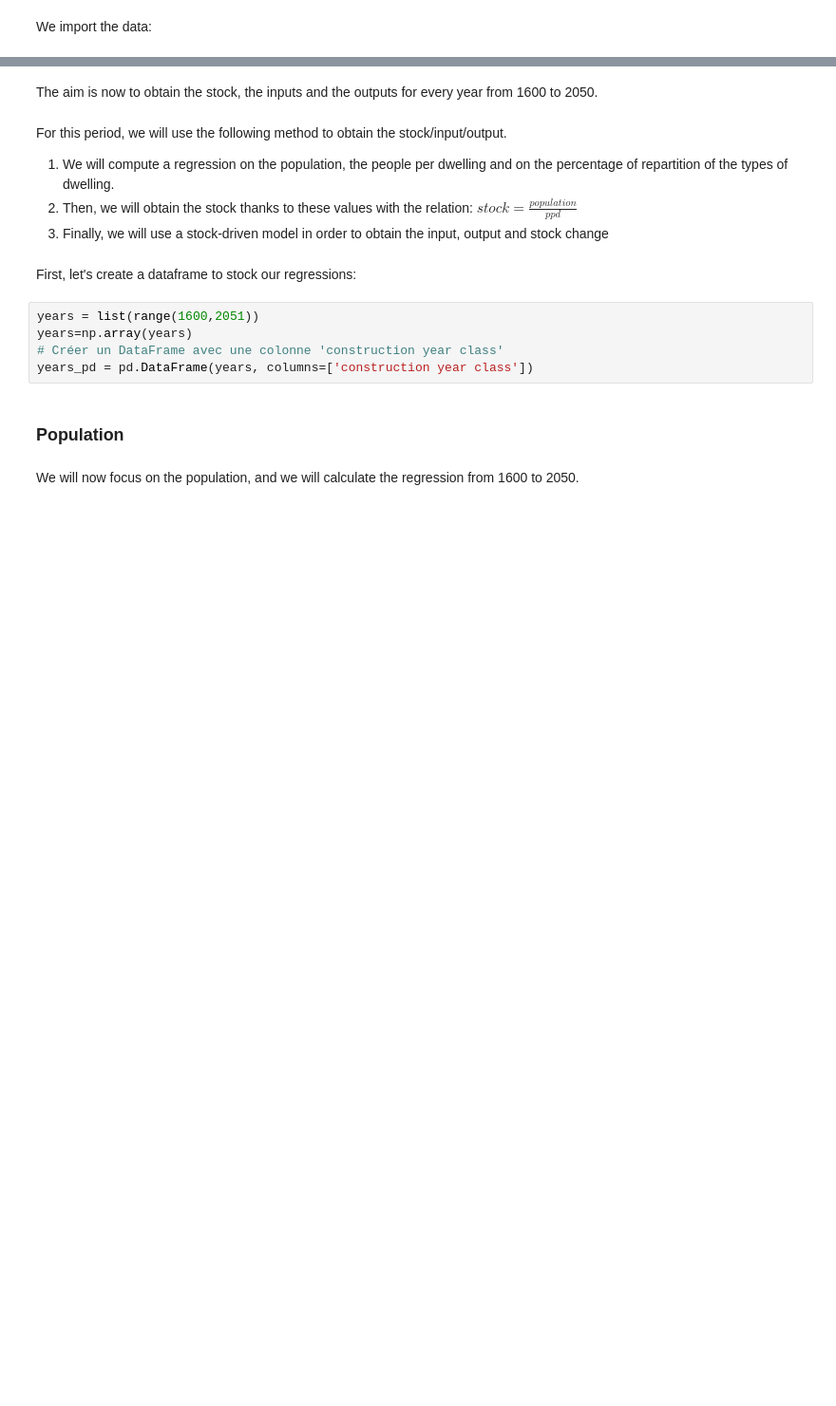
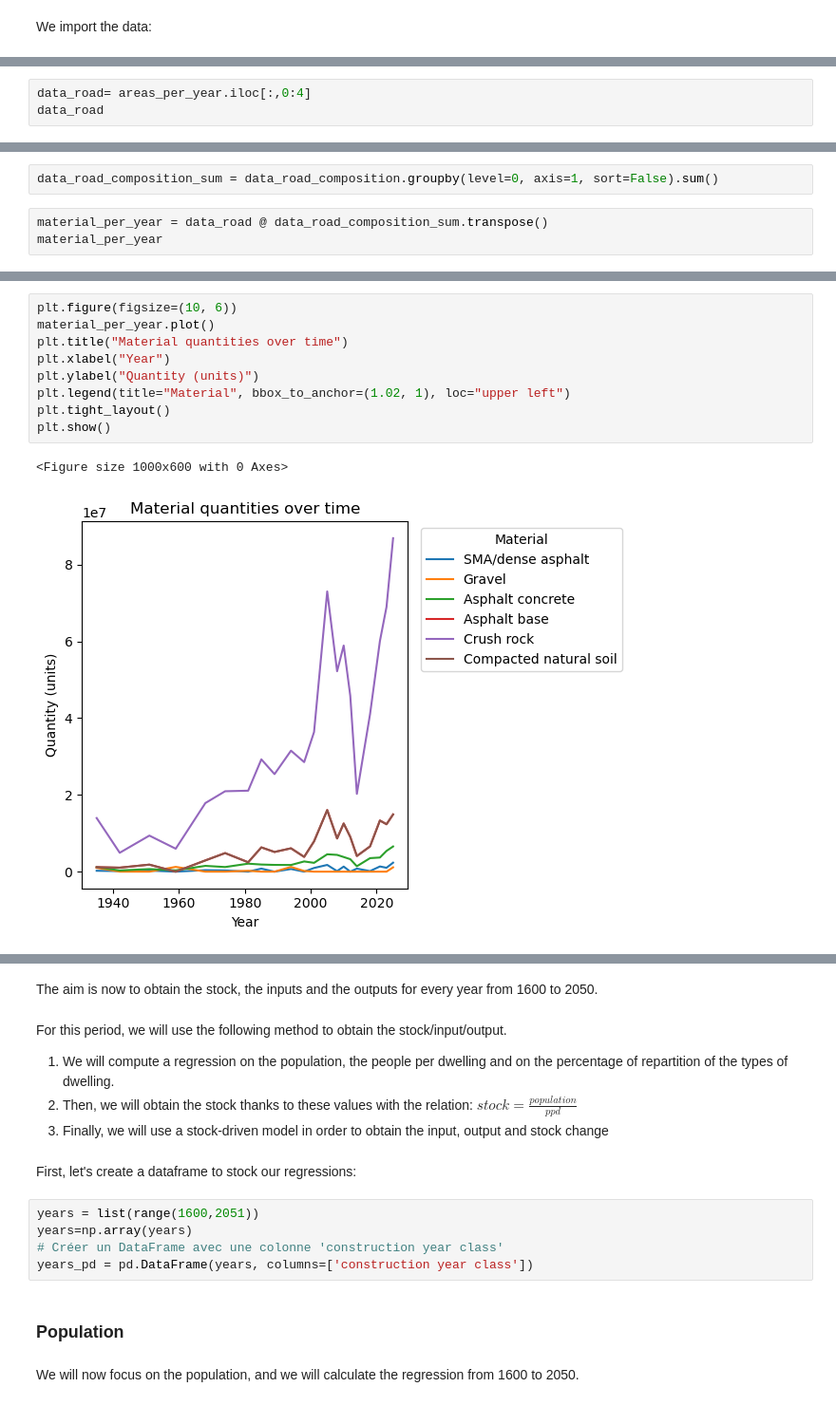
Before and after one commit to leolibe/master_thesis, a Jupyter notebook: data_processing/01.Raw_processing/raw_data_processing.ipynb, the cells around one changed output, grey strips where cells are left out. Shown at 95% size. Cells and saved outputs as stored; diff of their text form; blank space fills up the shorter version.

```diff
--- a/data_processing/01.Raw_processing/raw_data_processing.ipynb
+++ b/data_processing/01.Raw_processing/raw_data_processing.ipynb
@@ -553,0 +416,3 @@ plt.show()
+# %%
+data_road= areas_per_year.iloc[:,0:4]
+data_road
@@ -553,0 +437,5 @@ plt.show()
+# %%
+data_road_composition_sum = data_road_composition.groupby(level=0, axis=1, sort=False).sum()
+# %%
+material_per_year = data_road @ data_road_composition_sum.transpose()
+material_per_year
@@ -553,0 +460,12 @@ plt.show()
+# %%
+plt.figure(figsize=(10, 6))
+material_per_year.plot()
+plt.title("Material quantities over time")
+plt.xlabel("Year")
+plt.ylabel("Quantity (units)")
+plt.legend(title="Material", bbox_to_anchor=(1.02, 1), loc="upper left")
+plt.tight_layout()
+plt.show()
+# %% [output]
+<Figure size 1000x600 with 0 Axes>
+[figure, added]
```
Also changed, not shown: parts of 32 cells of this notebook, 2 other files.
